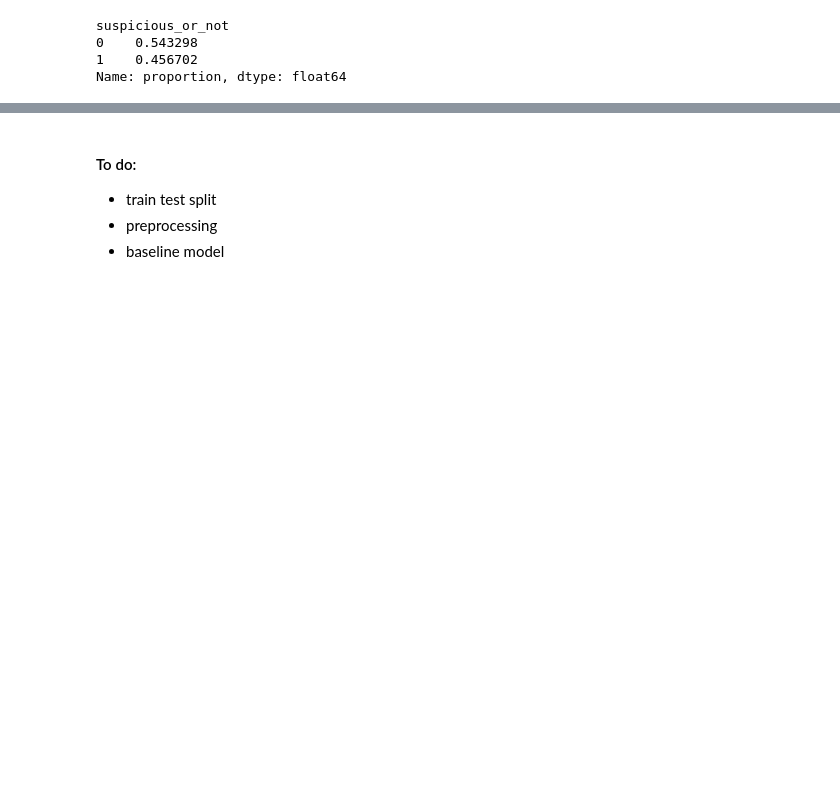
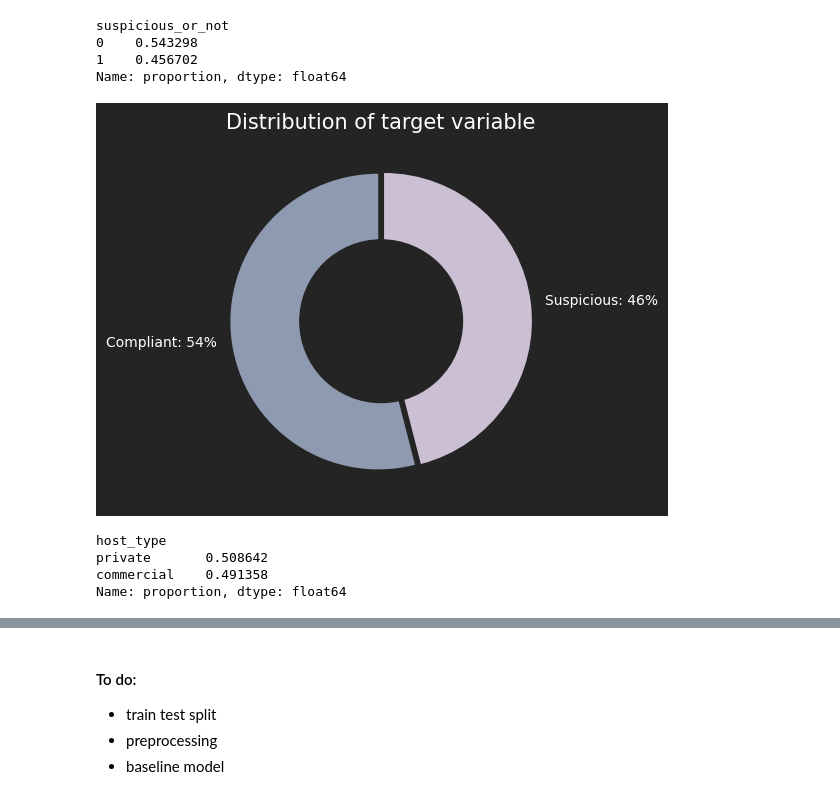
Before and after one commit to scheinmensch/Infringement_Detection_on_Airbnb, a Jupyter notebook: notebooks/Define_variable.ipynb, the cells around one changed output, grey strips where cells are left out. Saved outputs shown, nothing was run; the diff lists cells and outputs as text; code cells hidden in the pictures; blank space fills up the shorter version.

Commit message:
some plots

```diff
--- a/notebooks/Define_variable.ipynb
+++ b/notebooks/Define_variable.ipynb
@@ -137,3 +140,27 @@ suspicious_or_not
 0    0.543298
 1    0.456702
 Name: proportion, dtype: float64
+# %%
+names =['Compliant: 54%', 'Suspicious: 46%']
+sizes = [54,46]
+fig = plt.figure()
+fig.patch.set_facecolor('#242424')
+plt.rcParams['text.color'] = 'white'
+plt.rcParams
+my_circle=plt.Circle( (0,0), 0.55, color='#242424')
+plt.pie(x=sizes, labels=names, colors=['#8e9aaf', '#cbc0d3'], startangle=90, explode=[0.02, 0.02])
+p=plt.gcf()
+p.gca().add_artist(my_circle)
+plt.title(
+    label="Distribution of target variable",
+    fontdict={"fontsize":15})
+plt.show()
+# %% [output]
+[figure, added]
+# %%
+bcn['host_type'].value_counts(normalize=True)
+# %% [output]
+host_type
+private       0.508642
+commercial    0.491358
+Name: proportion, dtype: float64
```
Also changed, not shown: parts of 2 cells of this notebook.
